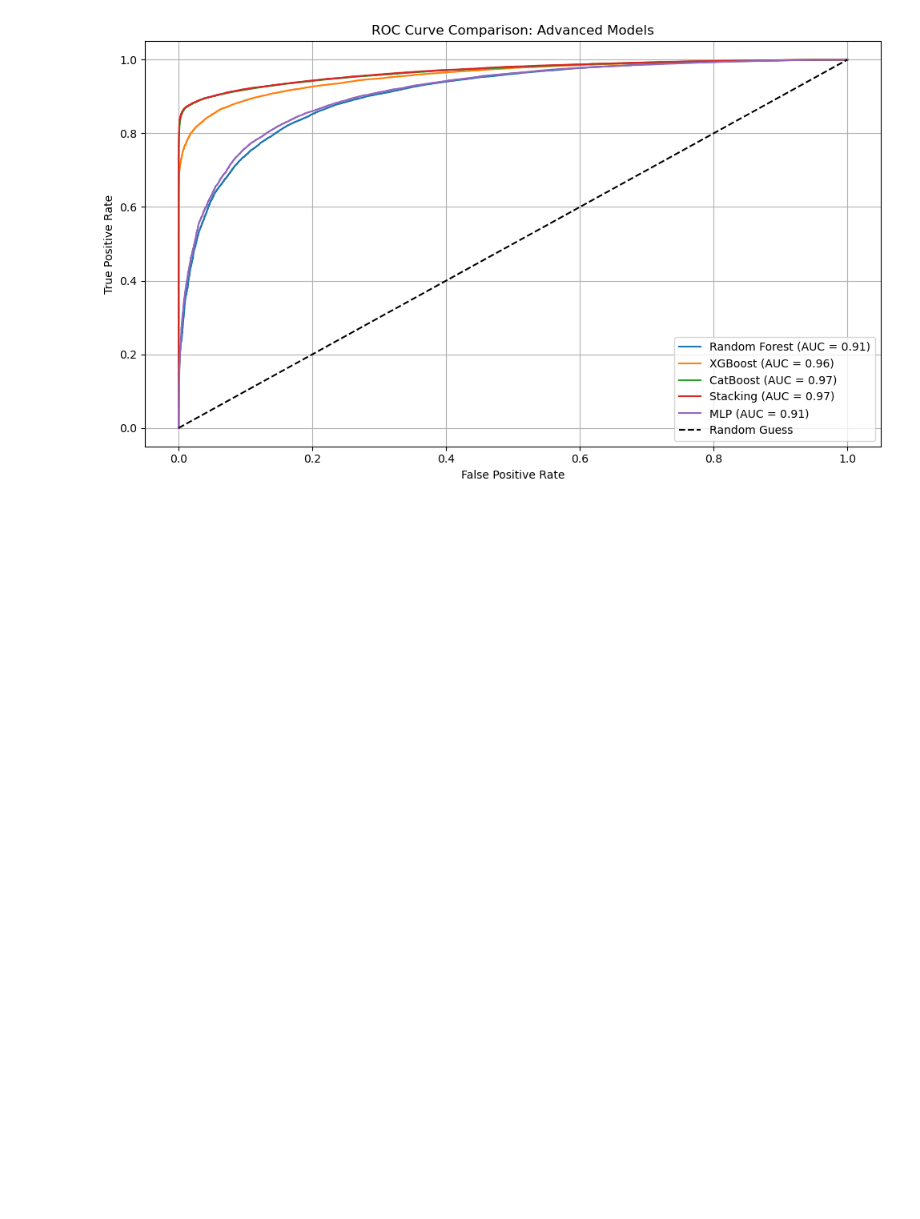
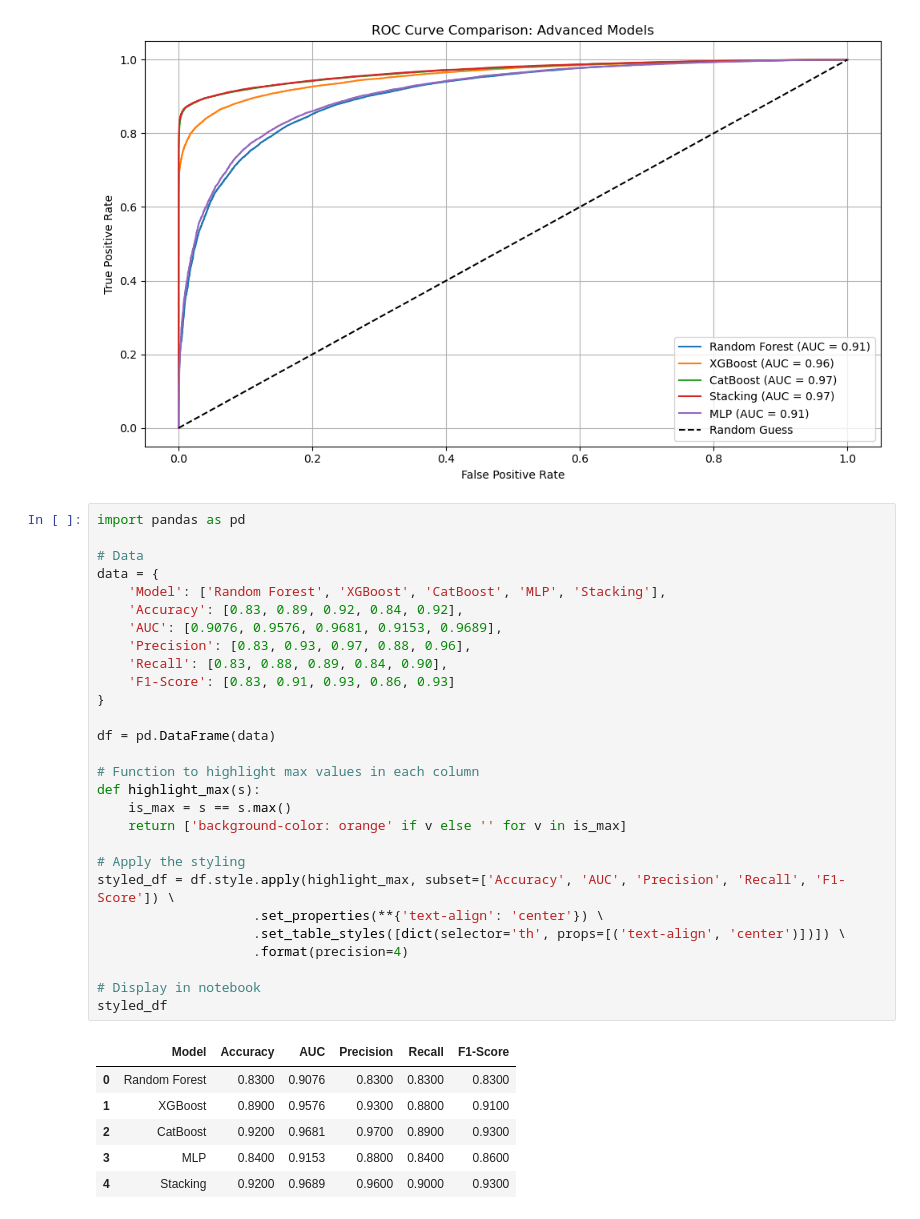
Before and after one commit to dhanashri-dotcom/bankloan-default-prediction, a Jupyter notebook: notebooks/Loan_Default_Prediction.ipynb, the cells around one changed output. Drawn from its saved outputs; the diff is of its cells as text; blank space fills up the shorter version.

```diff
--- a/notebooks/Loan_Default_Prediction.ipynb
+++ b/notebooks/Loan_Default_Prediction.ipynb
@@ -802,3 +802,38 @@ plt.tight_layout()
 plt.show()
 # %% [output]
 [figure]
+# %%
+import pandas as pd
+
+# Data
+data = {
+    'Model': ['Random Forest', 'XGBoost', 'CatBoost', 'MLP', 'Stacking'],
+    'Accuracy': [0.83, 0.89, 0.92, 0.84, 0.92],
+    'AUC': [0.9076, 0.9576, 0.9681, 0.9153, 0.9689],
+    'Precision': [0.83, 0.93, 0.97, 0.88, 0.96],
+    'Recall': [0.83, 0.88, 0.89, 0.84, 0.90],
+    'F1-Score': [0.83, 0.91, 0.93, 0.86, 0.93]
+}
+
+df = pd.DataFrame(data)
+
+# Function to highlight max values in each column
+def highlight_max(s):
+    is_max = s == s.max()
+    return ['background-color: orange' if v else '' for v in is_max]
+
+# Apply the styling
+styled_df = df.style.apply(highlight_max, subset=['Accuracy', 'AUC', 'Precision', 'Recall', 'F1-Score']) \
+                    .set_properties(**{'text-align': 'center'}) \
+                    .set_table_styles([dict(selector='th', props=[('text-align', 'center')])]) \
+                    .format(precision=4)
+
+# Display in notebook
+styled_df
+# %% [output]
+|  | Model | Accuracy | AUC | Precision | Recall | F1-Score |
+| 0 | Random Forest | 0.8300 | 0.9076 | 0.8300 | 0.8300 | 0.8300 |
+| 1 | XGBoost | 0.8900 | 0.9576 | 0.9300 | 0.8800 | 0.9100 |
+| 2 | CatBoost | 0.9200 | 0.9681 | 0.9700 | 0.8900 | 0.9300 |
+| 3 | MLP | 0.8400 | 0.9153 | 0.8800 | 0.8400 | 0.8600 |
+| 4 | Stacking | 0.9200 | 0.9689 | 0.9600 | 0.9000 | 0.9300 |
```
Also changed, not shown: parts of 2 cells of this notebook.
